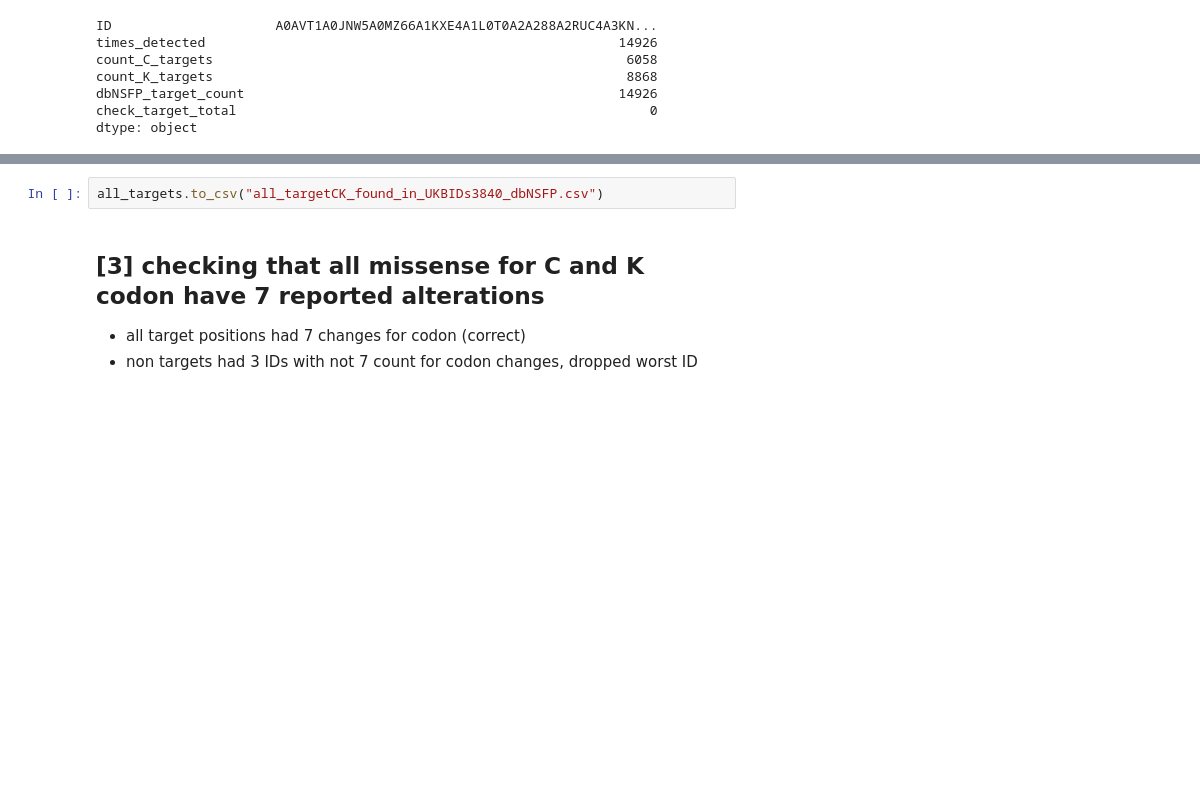
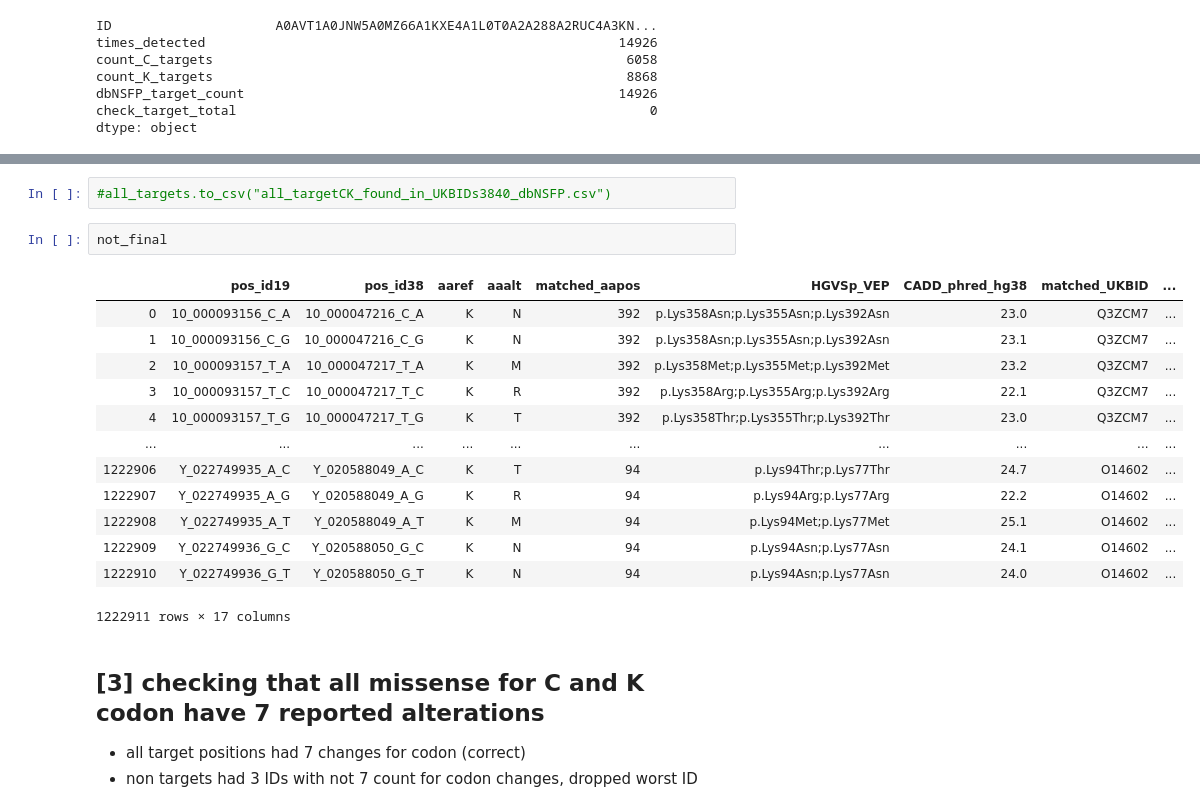
Before and after one commit to Mfpfox/MAPPING, a Jupyter notebook: K19_12_10_Coordinates_score_annotation.ipynb, the cells around one changed output, grey strips where cells are left out. Drawn from its saved outputs; the diff is of its cells as text; blank space fills up the shorter version.

```diff
--- a/K19_12_10_Coordinates_score_annotation.ipynb
+++ b/K19_12_10_Coordinates_score_annotation.ipynb
@@ -329,5 +322,21 @@ len of col set:  174702
 # %%
-all_targets.to_csv("all_targetCK_found_in_UKBIDs3840_dbNSFP.csv")
+#all_targets.to_csv("all_targetCK_found_in_UKBIDs3840_dbNSFP.csv")
+# %%
+not_final
+# %% [output]
+|  | pos_id19 | pos_id38 | aaref | aaalt | matched_aapos | HGVSp_VEP | CADD_phred_hg38 | matched_UKBID | ... |
+| 0 | 10_000093156_C_A | 10_000047216_C_A | K | N | 392 | p.Lys358Asn;p.Lys355Asn;p.Lys392Asn | 23.0 | Q3ZCM7 | ... |
+| 1 | 10_000093156_C_G | 10_000047216_C_G | K | N | 392 | p.Lys358Asn;p.Lys355Asn;p.Lys392Asn | 23.1 | Q3ZCM7 | ... |
+| 2 | 10_000093157_T_A | 10_000047217_T_A | K | M | 392 | p.Lys358Met;p.Lys355Met;p.Lys392Met | 23.2 | Q3ZCM7 | ... |
+| 3 | 10_000093157_T_C | 10_000047217_T_C | K | R | 392 | p.Lys358Arg;p.Lys355Arg;p.Lys392Arg | 22.1 | Q3ZCM7 | ... |
+| 4 | 10_000093157_T_G | 10_000047217_T_G | K | T | 392 | p.Lys358Thr;p.Lys355Thr;p.Lys392Thr | 23.0 | Q3ZCM7 | ... |
+| ... | ... | ... | ... | ... | ... | ... | ... | ... | ... |
+| 1222906 | Y_022749935_A_C | Y_020588049_A_C | K | T | 94 | p.Lys94Thr;p.Lys77Thr | 24.7 | O14602 | ... |
+| 1222907 | Y_022749935_A_G | Y_020588049_A_G | K | R | 94 | p.Lys94Arg;p.Lys77Arg | 22.2 | O14602 | ... |
+| 1222908 | Y_022749935_A_T | Y_020588049_A_T | K | M | 94 | p.Lys94Met;p.Lys77Met | 25.1 | O14602 | ... |
+| 1222909 | Y_022749936_G_C | Y_020588050_G_C | K | N | 94 | p.Lys94Asn;p.Lys77Asn | 24.1 | O14602 | ... |
+| 1222910 | Y_022749936_G_T | Y_020588050_G_T | K | N | 94 | p.Lys94Asn;p.Lys77Asn | 24.0 | O14602 | ... |
+1222911 rows × 17 columns
 # %% [markdown]
 ## [3] checking that all missense for C and K codon have 7 reported alterations
 - all target positions had 7 changes for codon (correct)
```
Also changed, not shown: parts of 13 cells of this notebook, 4 other files.
